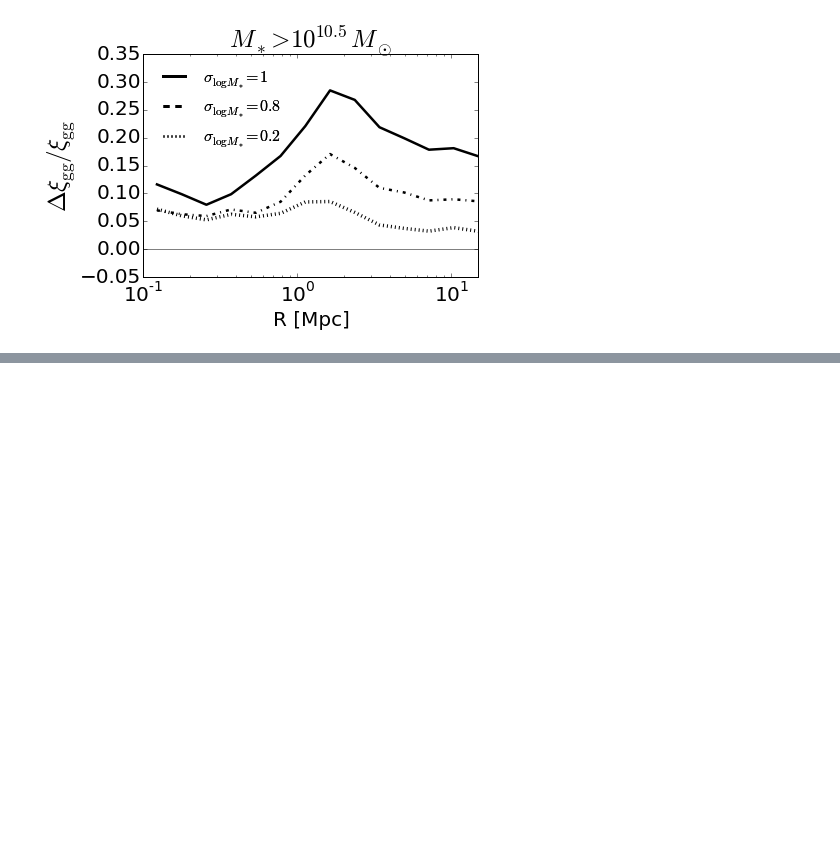
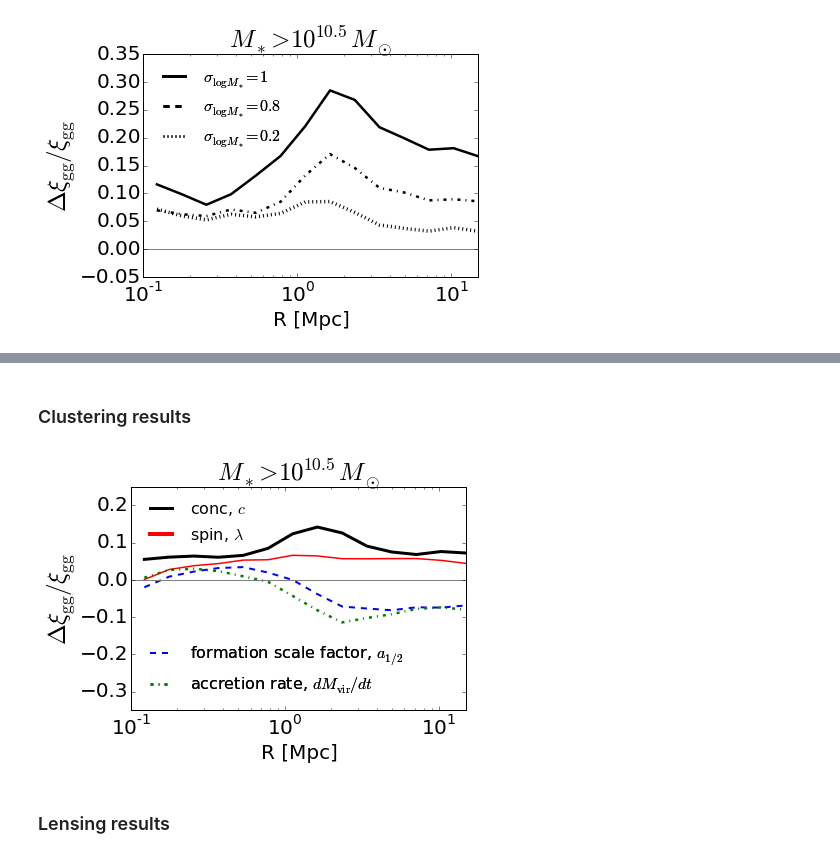
Before and after one commit to aphearin/decorated-hod-paper, a Jupyter notebook: generate_abthy_results.ipynb, the cells around one changed output, grey strips where cells are left out. Saved outputs shown, nothing was run; the diff lists cells and outputs as text; code cells hidden in the pictures; blank space fills up the shorter version.

Commit message:
Finished documenting figure 7

```diff
--- a/generate_abthy_results.ipynb
+++ b/generate_abthy_results.ipynb
@@ -872,0 +905,56 @@ fig6b.savefig('FIGS/clustering_scatter.pdf',
+# %% [markdown]
+### Clustering results
+# %%
+num_iterations = 10
+
+r, xi_gg_baseline = baseline_model.compute_average_galaxy_clustering(num_iterations=num_iterations)
+r, xi_gg_model_nfw_conc = model_nfw_conc.compute_average_galaxy_clustering(num_iterations=num_iterations)
+r, xi_gg_model_spin = model_spin.compute_average_galaxy_clustering(num_iterations=num_iterations)
+r, xi_gg_model_halfmass_scale = model_halfmass_scale.compute_average_galaxy_clustering(num_iterations=num_iterations)
+r, xi_gg_model_dmvir_dt_tdyn = model_dmvir_dt_tdyn.compute_average_galaxy_clustering(num_iterations=num_iterations)
+# %%
+dy_nfw_conc = fracdiff(xi_gg_model_nfw_conc, xi_gg_baseline)
+dy_spin = fracdiff(xi_gg_model_spin, xi_gg_baseline)
+dy_halfmass_scale = fracdiff(xi_gg_model_halfmass_scale, xi_gg_baseline)
+dy_dmvir_dt_tdyn = fracdiff(xi_gg_model_dmvir_dt_tdyn, xi_gg_baseline)
+# %%
+fig7 = plt.figure()
+ax = fig7.add_subplot(111)
+
+xlabel = ax.set_xlabel('R [Mpc]', fontsize=20)
+ylabel = ax.set_ylabel(r'$\Delta\xi_{\rm gg} / \xi_{\rm gg}$', fontsize=25)
+title = ax.set_title(r'$M_{\ast} > 10^{10.5} M_{\odot}$', fontsize=25)
+
+ax.plot(r, dy_nfw_conc, '-', color='k', linewidth=3,
+        label = r'conc, $c$')
+ax.plot(r, dy_spin, '-', color='red', linewidth=1.5,
+        label = r'spin, $\lambda$')
+ax.plot(r, dy_halfmass_scale, '--', color='blue', linewidth=2,
+        label = r'formation scale factor, $a_{1/2}$')
+ax.plot(r, dy_dmvir_dt_tdyn, '-.', color='green', linewidth=2.5,
+        label = r'accretion rate, $dM_{\rm vir} / dt$')
+
+ax.plot(np.logspace(-2, 2, 100), np.zeros(100), color='gray')
+
+plt.xscale('log')
+plt.xticks(fontsize=20)
+plt.yticks(fontsize=20)
+plt.xlim(xmin = 0.1, xmax=15)
+plt.ylim(ymin = -0.35, ymax = 0.25)
+
+thick_black = mlines.Line2D([], [], ls = '-', c = 'k', linewidth=3, label = r'conc, $c$')
+thin_red = mlines.Line2D([], [], ls = '-', c = 'red', linewidth=4, label = r'spin, $\lambda$')
+dashed_blue = mlines.Line2D([], [], ls = '--', c = 'blue', linewidth=2, label = r'formation scale factor, $a_{1/2}$')
+dot_dashed_green = mlines.Line2D([], [], ls = '-.', c = 'green', linewidth=2.5, label = r'accretion rate, $dM_{\rm vir} / dt$')
+
+first_legend = plt.legend(handles=[thick_black, thin_red], frameon=False, loc=2, fontsize=16)
+second_legend = plt.legend(handles=[dashed_blue, dot_dashed_green], frameon=False, loc=3, fontsize=16)
+ax.add_artist(first_legend)
+ax.add_artist(second_legend)
+
+fig7.savefig('FIGS/sec_haloprop_clustering.pdf',
+                  bbox_extra_artists=[xlabel, ylabel], bbox_inches='tight')
+# %% [output]
+[figure, added]
+# %% [markdown]
+### Lensing results
```
Also changed, not shown: parts of 6 cells of this notebook, 2 other files.
